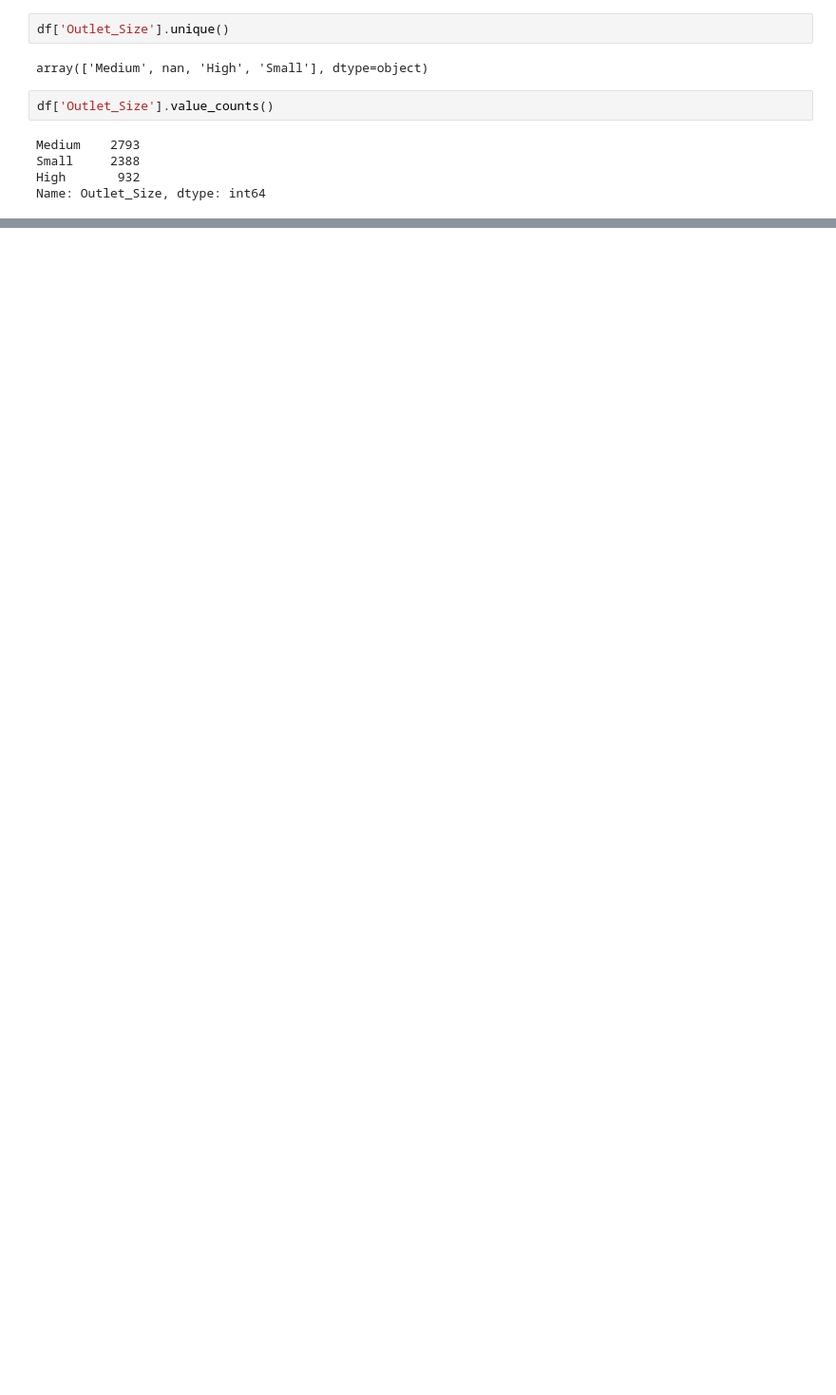
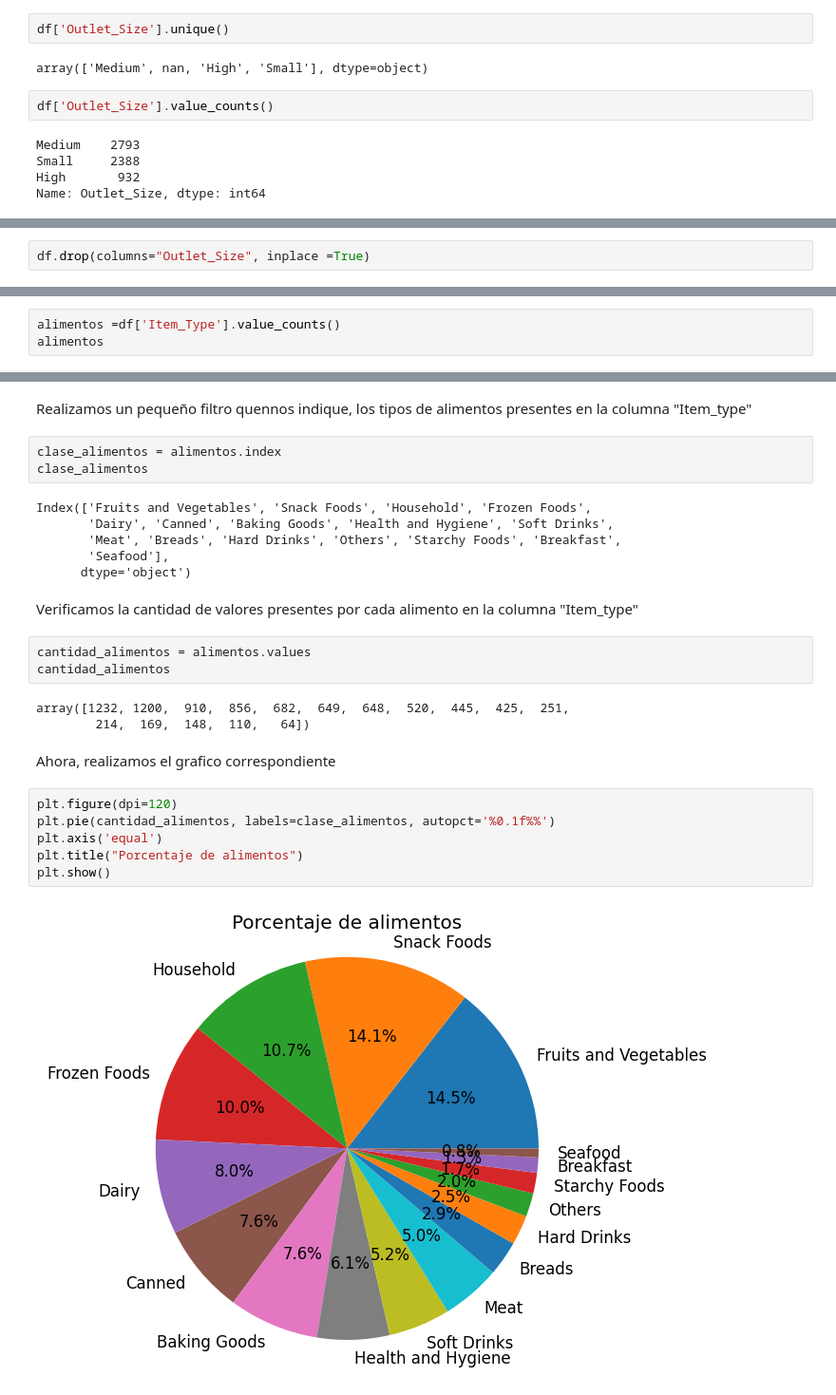
Before and after one commit to alexdaniel-23/Predicciones_de_ventas, a Jupyter notebook: Prediccion_de_ventas.ipynb, the cells around one changed output, grey strips where cells are left out. Shown: that part at 95% size. Saved outputs shown, nothing was run; the diff lists cells and outputs as text; blank space fills up the shorter version.

```diff
--- a/Prediccion_de_ventas.ipynb
+++ b/Prediccion_de_ventas.ipynb
@@ -70,0 +155,2 @@ Name: Outlet_Size, dtype: int64
+# %%
+df.drop(columns="Outlet_Size", inplace =True)
@@ -74,0 +222,3 @@ df['Item_Weight'].isnull().sum()
+# %%
+alimentos =df['Item_Type'].value_counts()
+alimentos
@@ -74,0 +243,29 @@ df['Item_Weight'].isnull().sum()
+# %% [markdown]
+Realizamos un pequeño filtro quennos indique, los tipos de alimentos presentes en la columna "Item_type"
+# %%
+clase_alimentos = alimentos.index
+clase_alimentos
+# %% [output]
+Index(['Fruits and Vegetables', 'Snack Foods', 'Household', 'Frozen Foods',
+       'Dairy', 'Canned', 'Baking Goods', 'Health and Hygiene', 'Soft Drinks',
+       'Meat', 'Breads', 'Hard Drinks', 'Others', 'Starchy Foods', 'Breakfast',
+       'Seafood'],
+      dtype='object')
+# %% [markdown]
+Verificamos la cantidad de valores presentes por cada alimento en la columna "Item_type"
+# %%
+cantidad_alimentos = alimentos.values
+cantidad_alimentos
+# %% [output]
+array([1232, 1200,  910,  856,  682,  649,  648,  520,  445,  425,  251,
+        214,  169,  148,  110,   64])
+# %% [markdown]
+Ahora, realizamos el grafico correspondiente
+# %%
+plt.figure(dpi=120)
+plt.pie(cantidad_alimentos, labels=clase_alimentos, autopct='%0.1f%%')
+plt.axis('equal')
+plt.title("Porcentaje de alimentos")
+plt.show()
+# %% [output]
+[figure, added]
```
Also changed, not shown: parts of 44 cells of this notebook.
